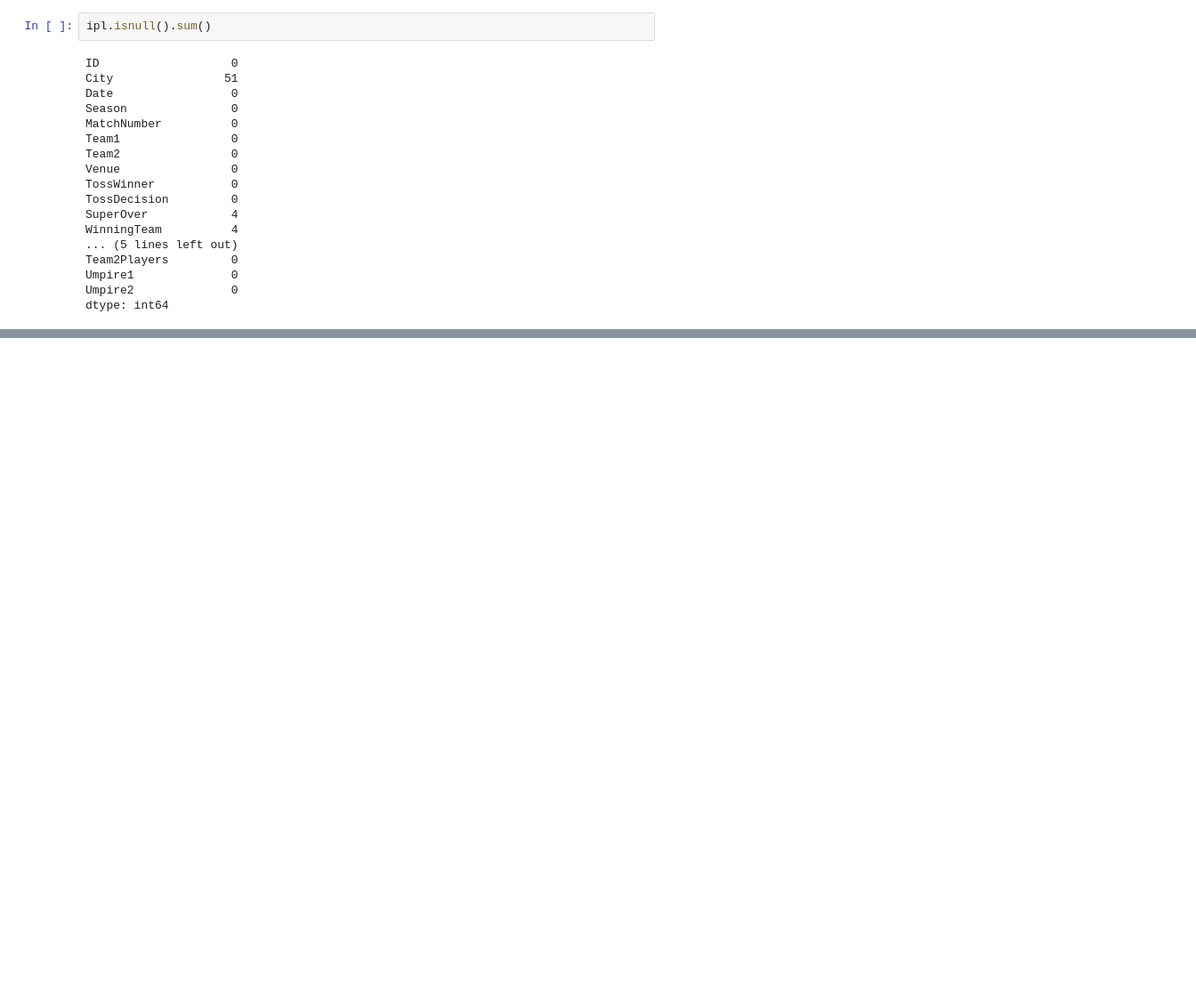
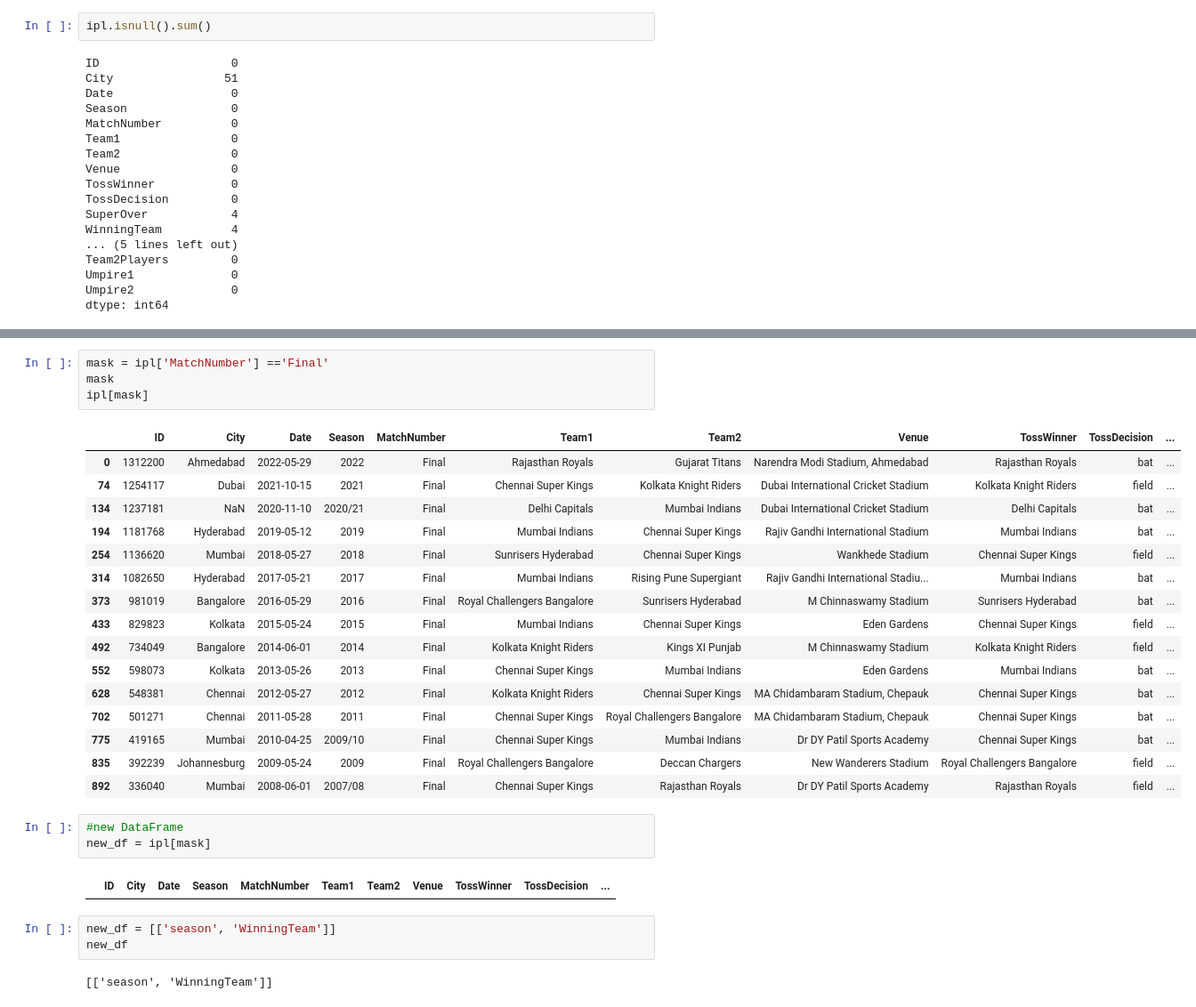
Before and after one commit to Roshanshres/pan, a Jupyter notebook: 17_Pandas.ipynb, the cells around one changed output, grey strips where cells are left out. Shown: that part at 89% size. Saved outputs shown, nothing was run; the diff lists cells and outputs as text; blank space fills up the shorter version.

```diff
--- a/17_Pandas.ipynb
+++ b/17_Pandas.ipynb
@@ -338,0 +710,31 @@ dtype: int64
+# %%
+mask = ipl['MatchNumber'] =='Final'
+mask
+ipl[mask]
+# %% [output]
+|  | ID | City | Date | Season | MatchNumber | Team1 | Team2 | Venue | TossWinner | TossDecision | ... |
+| 0 | 1312200 | Ahmedabad | 2022-05-29 | 2022 | Final | Rajasthan Royals | Gujarat Titans | Narendra Modi Stadium, Ahmedabad | Rajasthan Royals | bat | ... |
+| 74 | 1254117 | Dubai | 2021-10-15 | 2021 | Final | Chennai Super Kings | Kolkata Knight Riders | Dubai International Cricket Stadium | Kolkata Knight Riders | field | ... |
+| 134 | 1237181 | NaN | 2020-11-10 | 2020/21 | Final | Delhi Capitals | Mumbai Indians | Dubai International Cricket Stadium | Delhi Capitals | bat | ... |
+| 194 | 1181768 | Hyderabad | 2019-05-12 | 2019 | Final | Mumbai Indians | Chennai Super Kings | Rajiv Gandhi International Stadium | Mumbai Indians | bat | ... |
+| 254 | 1136620 | Mumbai | 2018-05-27 | 2018 | Final | Sunrisers Hyderabad | Chennai Super Kings | Wankhede Stadium | Chennai Super Kings | field | ... |
+| 314 | 1082650 | Hyderabad | 2017-05-21 | 2017 | Final | Mumbai Indians | Rising Pune Supergiant | Rajiv Gandhi International Stadiu... | Mumbai Indians | bat | ... |
+| 373 | 981019 | Bangalore | 2016-05-29 | 2016 | Final | Royal Challengers Bangalore | Sunrisers Hyderabad | M Chinnaswamy Stadium | Sunrisers Hyderabad | bat | ... |
+| 433 | 829823 | Kolkata | 2015-05-24 | 2015 | Final | Mumbai Indians | Chennai Super Kings | Eden Gardens | Chennai Super Kings | field | ... |
+| 492 | 734049 | Bangalore | 2014-06-01 | 2014 | Final | Kolkata Knight Riders | Kings XI Punjab | M Chinnaswamy Stadium | Kolkata Knight Riders | field | ... |
+| 552 | 598073 | Kolkata | 2013-05-26 | 2013 | Final | Chennai Super Kings | Mumbai Indians | Eden Gardens | Mumbai Indians | bat | ... |
+| 628 | 548381 | Chennai | 2012-05-27 | 2012 | Final | Kolkata Knight Riders | Chennai Super Kings | MA Chidambaram Stadium, Chepauk | Chennai Super Kings | bat | ... |
+| 702 | 501271 | Chennai | 2011-05-28 | 2011 | Final | Chennai Super Kings | Royal Challengers Bangalore | MA Chidambaram Stadium, Chepauk | Chennai Super Kings | bat | ... |
+| 775 | 419165 | Mumbai | 2010-04-25 | 2009/10 | Final | Chennai Super Kings | Mumbai Indians | Dr DY Patil Sports Academy | Chennai Super Kings | bat | ... |
+| 835 | 392239 | Johannesburg | 2009-05-24 | 2009 | Final | Royal Challengers Bangalore | Deccan Chargers | New Wanderers Stadium | Royal Challengers Bangalore | field | ... |
+| 892 | 336040 | Mumbai | 2008-06-01 | 2007/08 | Final | Chennai Super Kings | Rajasthan Royals | Dr DY Patil Sports Academy | Rajasthan Royals | field | ... |
+# %%
+#new DataFrame
+new_df = ipl[mask]
+# %% [output]
+|  | ID | City | Date | Season | MatchNumber | Team1 | Team2 | Venue | TossWinner | TossDecision | ... |
+# %%
+new_df = [['season', 'WinningTeam']]
+new_df
+# %% [output]
+[['season', 'WinningTeam']]
```
Also changed, not shown: parts of 42 cells of this notebook.
